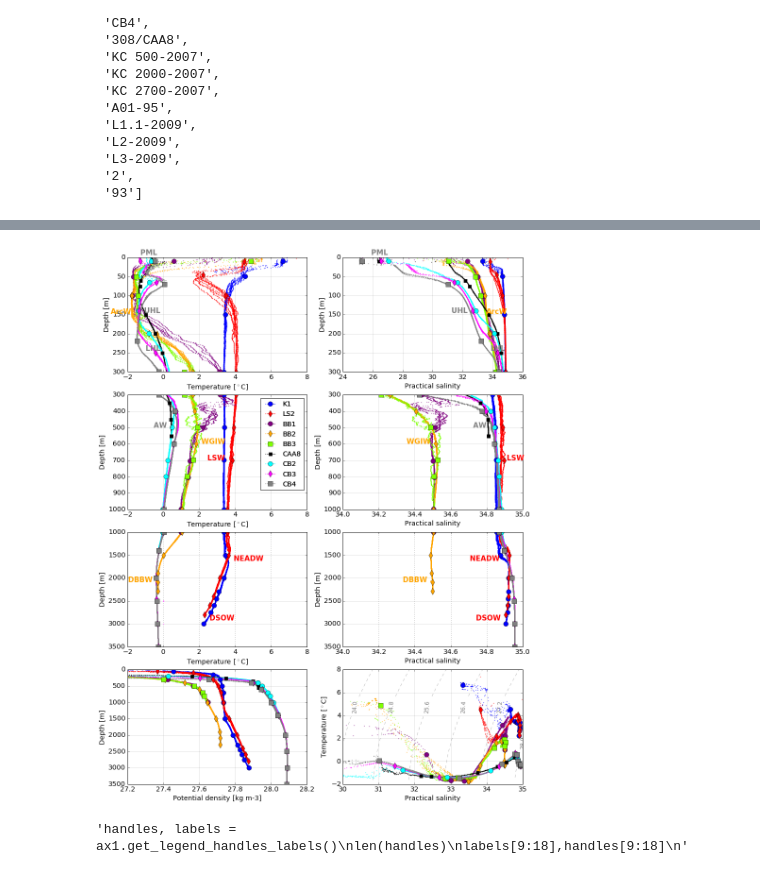
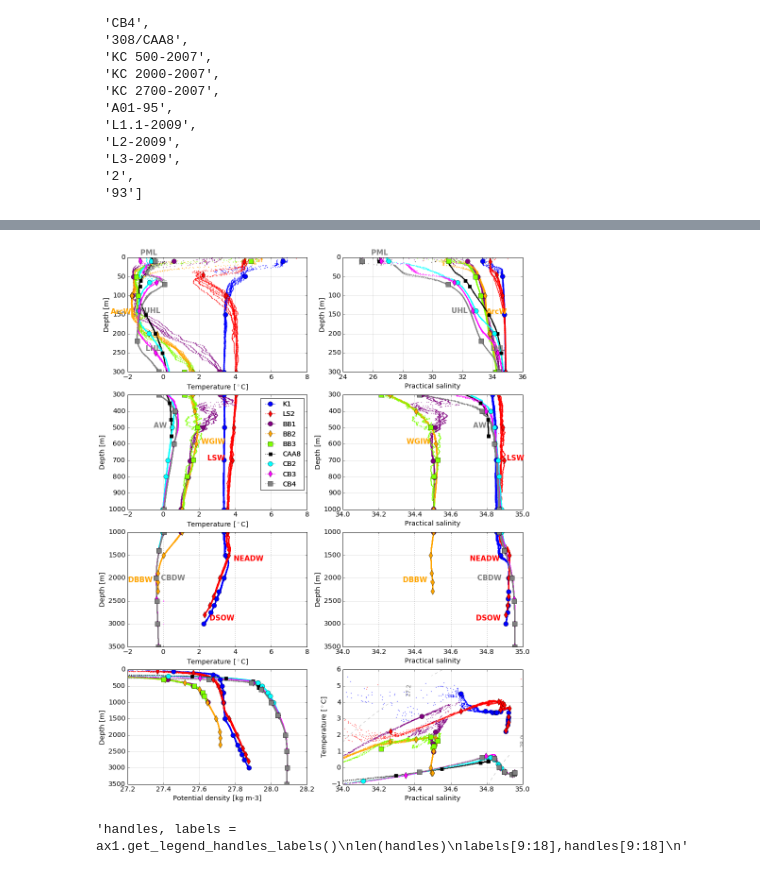
Before and after one commit to UBC-MOAD/analysis-melanie, a Jupyter notebook: notebooks/Geotraces2015data/Geotraces2015data-Hydro-v2.ipynb, the cells around one changed output, grey strips where cells are left out. Saved outputs shown, nothing was run; the diff lists cells and outputs as text; code cells hidden in the pictures.

```diff
--- a/notebooks/Geotraces2015data/Geotraces2015data-Hydro-v2.ipynb
+++ b/notebooks/Geotraces2015data/Geotraces2015data-Hydro-v2.ipynb
@@ -19,7 +19,7 @@ To toggle on/off the raw code, click <a href="javascript:code_toggle()">here</a>
 # %%
 import Data
 
-data,sta,date,lon,lat,P,d,t,s,Tr,fluo,oxy_uM,oxy_mL,rho,isop,si,ti,NO3_1,NO3_2,PO3_1,PO3_2,SiO4_1,SiO4_2,nut = Data.AllData_variables()
-PaThData,PaTh_sta,PaTh_lon,PaTh_lat,PaTh_t,PaTh_s,PaTh_rho,PaTh_d = Data.PaTh_variables()
+data,sta,date,lon,lat,P,d,t,s,theta,Tpot,Tr,fluo,oxy_uM,oxy_mL,rho,isop,si,ti,NO3_1,NO3_2,PO3_1,PO3_2,SiO4_1,SiO4_2,nut = Data.AllData_variables()
+PaThData,PaTh_sta,PaTh_lon,PaTh_lat,PaTh_t,PaTh_s,PaTh_theta,PaTh_rho,PaTh_d = Data.PaTh_variables()
 listAllSta,listPaThSta,PaThDataSorted,PaThSort_sta,PaThSort_d,Pa,Th,PaTh,PaErr,ThErr,PaThErr = Data.PaTh_varSorted()
 # %% [output]
@@ -129,8 +133,8 @@ for station,name,M,S,C in zip(('K1','LS2','BB1','BB2','BB3','308/CAA8','CB2','CB
                                     (d,d,d,d,d,d,d,t),
                                     ('Temperature [$^\circ$C]','Practical salinity','Temperature [$^\circ$C]','Practical salinity','Temperature [$^\circ$C]','Practical salinity','Potential density [kg m-3]','Practical salinity'),
                                     ('Depth [m]','Depth [m]','Depth [m]','Depth [m]','Depth [m]','Depth [m]','Depth [m]','Temperature [$^\circ$C]'),
-                                    ([-2,8],[24, 36],[-2,8],[34, 35],[-2,8],[34, 35],[27.2,28.2],[30, 35]),
-                                    ([0,300],[0, 300],[300,1000],[300, 1000],[1000,3500],[1000, 3500],[0,3500],[-2, 8])):
+                                    ([-2,8],[24, 36],[-2,8],[34, 35],[-2,8],[34, 35],[27.2,28.2],[34,35]),#[30, 35]),
+                                    ([0,300],[0, 300],[300,1000],[300, 1000],[1000,3500],[1000, 3500],[0,3500],[-1,6])):#[-2, 8])):
         ax.plot(xfield[sta == station],yfield[sta == station],'.',markersize=2,color=C,label=name)
         ax.set_xlim(xranges)
         ax.set_ylim(yranges)
@@ -181,6 +185,7 @@ WGIW = PaThData[(PaTh_sta == 'BB2') & (PaTh_d > 550) & (PaTh_d < 650)] # West Gr
 LSW = PaThData[(PaTh_sta == 'LS2') & (PaTh_d > 650) & (PaTh_d < 750)] # Labrador Sea Water
 # 1000-3500 m
 DBBW = PaThData[(PaTh_sta == 'BB2') & (PaTh_d > 2000) & (PaTh_d < 2200)] # Deep Baffin Bay Water
+CBDW = PaThData[(PaTh_sta == 'CB4') & (PaTh_d > 1900) & (PaTh_d < 2100)] # Canada Basin Deep Water
 NEADW = PaThData[(PaTh_sta == 'LS2') & (PaTh_d > 1450) & (PaTh_d < 1550)] # Northeast Atlantic Deep Water
 DSOW = PaThData[(PaTh_sta == 'LS2') & (PaTh_d > 2700)] # Denmark Strait Overflow Water
 
@@ -232,35 +237,40 @@ for ax,xfield,yfield in zip((ax5,ax6),
                             ):
     ax.annotate('DBBW .',xy=(xfield,yfield),horizontalalignment='right',fontsize=15,color='orange',fontweight='bold')
 
+for ax,name,xfield,yfield,pos in zip((ax5,ax6),('  CBDW','CBDW   .'),(CBDW.temp,CBDW.sal),
+                            (CBDW.d,CBDW.d),('left','right')
+                            ):
+    ax.annotate(name,xy=(xfield,yfield),horizontalalignment=pos,verticalalignment='center', fontsize=15,color='grey',fontweight='bold')
+
 for ax,name,xfield,yfield,pos in zip((ax5,ax6),('  NEADW','NEADW   .'),(NEADW.temp,NEADW.sal),
                             (NEADW.d,NEADW.d),('left','right')
                             ):
     ax.annotate(name,xy=(xfield,yfield),horizontalalignment=pos,verticalalignment='top', fontsize=15,color='red',fontweight='bold')
 
 
 for ax,name,xfield,yfield,pos in zip((ax5,ax6),('  DSOW','DSOW  '),(DSOW.temp,DSOW.sal),
                             (DSOW.d,DSOW.d),('left','right')
                             ):
     ax.annotate(name,xy=(xfield,yfield),horizontalalignment=pos,verticalalignment='top', fontsize=15,color='red',fontweight='bold')
 
 
 
 for ax, in zip((ax1,ax2,ax3,ax4,ax5,ax6,ax7,ax8)):
     ax.xaxis.grid(True)
     ax.yaxis.grid(True)
     ax.set_axisbelow(True)
 
 handles, labels = ax1.get_legend_handles_labels()
 
 ax3.legend(handles[9:18],labels[9:18],loc='best',numpoints=1,framealpha=0,frameon=False)
 ax3.add_artist(CTD)
 
 #drawIsopycnals(nlevels = 6, levels, rotate = TRUE, rho1000 = FALSE,digits = 2, eos = getOption("oceEOS", default = "gsw"), cex = 0.75 * par("cex"), col = "darkgray", lwd = par("lwd"), lty = par("lty"))
 savefig('Figures/PaThStationsGreyPal_TandSvsd-color.png',bbox_inches='tight')
 
 plt.show()
 # %% [output]
-[figure, old version]
+[figure, new version]
 # %%
 '''handles, labels = ax1.get_legend_handles_labels()
 len(handles)
```
Also changed, not shown: parts of 2 cells of this notebook, 12 other files.
